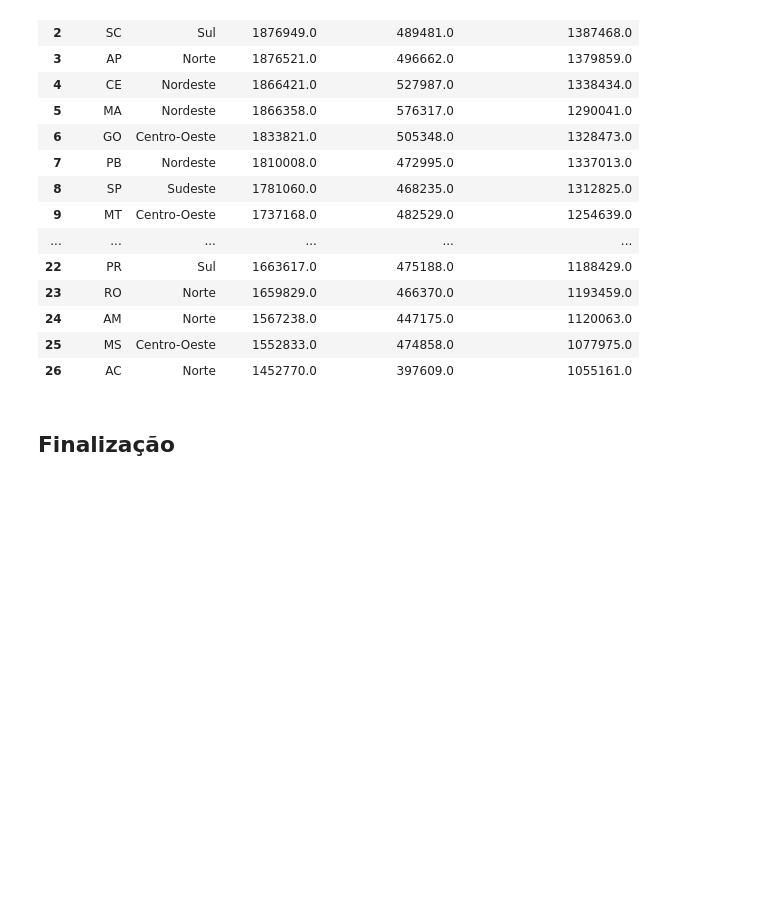
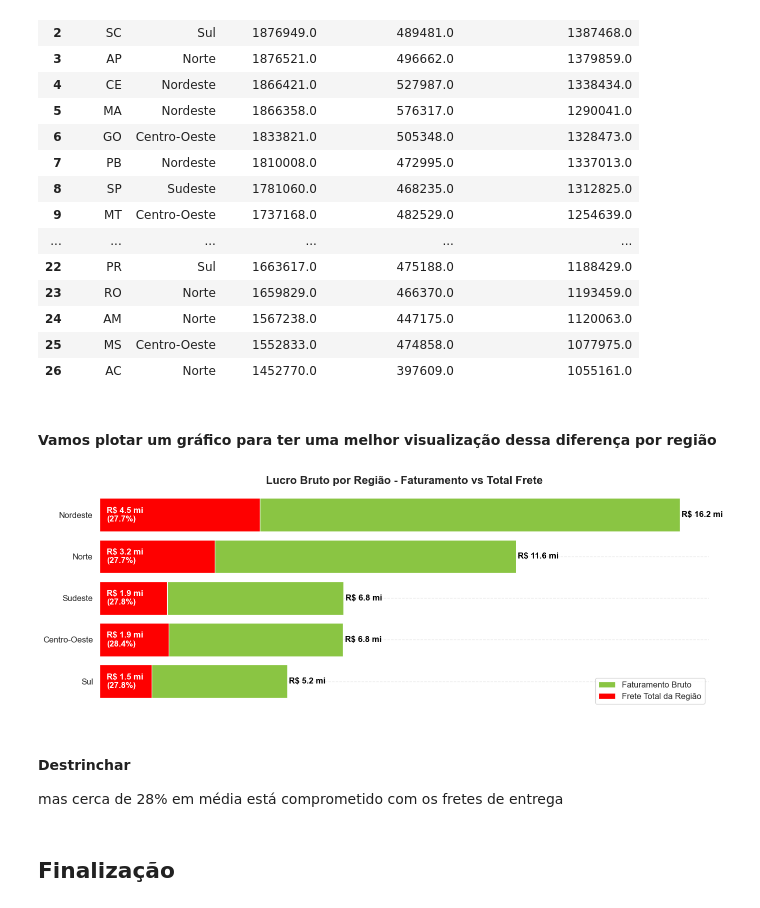
Before and after one commit to PedroCanhete/Dashboard-Vendas, a Jupyter notebook: projetoVendasECommerce.ipynb, the cells around one changed output. Drawn from its saved outputs; the diff is of its cells as text; code cells hidden in the pictures; blank space fills up the shorter version.

Commit message:
Finalização do BRUTO
finalização do bruto do projeto, restando a formatação dos gráficos plotados, padronização e ajuste do copy do projeto inteiro

```diff
--- a/projetoVendasECommerce.ipynb
+++ b/projetoVendasECommerce.ipynb
@@ -982,6 +984,7 @@ FROM ITENS_PEDIDO
 GROUP BY estado, regiao
 ORDER BY Faturamento DESC;
 '''
+df_comparativo_lucroXfrete = sql_df(query)
 sql_df(query)
 # %% [output]
 |  | Estado | Regiao | Faturamento | Total Frete Regiao | Lucro Bruto (Fat - Frete) |
@@ -1001,5 +1004,62 @@ sql_df(query)
 | 24 | AM | Norte | 1567238.0 | 447175.0 | 1120063.0 |
 | 25 | MS | Centro-Oeste | 1552833.0 | 474858.0 | 1077975.0 |
 | 26 | AC | Norte | 1452770.0 | 397609.0 | 1055161.0 |
+# %% [markdown]
+#### Vamos plotar um gráfico para ter uma  melhor visualização dessa diferença por região
+# %%
+#Agrupando as regiões
+df_regioes = df_comparativo_lucroXfrete.groupby('Regiao')[['Faturamento', 'Total Frete Regiao','Lucro Bruto (Fat - Frete)']].sum()
+df_regioes.sort_values(by='Faturamento', inplace=True)
+
+#Definição de tamanho, tema e cores
+fig, ax = plt.subplots(figsize=(14, 5))
+sns.set_theme(style='whitegrid')
+verde = '#8ac543'
+laranja = '#fe0000'
+
+
+#Plot e estilização
+ax.barh(df_regioes.index, df_regioes['Faturamento'], label='Faturamento Bruto', color= verde)
+ax.barh(df_regioes.index, df_regioes['Total Frete Regiao'], label='Frete Total da Região', color=laranja)
+
+ax.set_title('Lucro Bruto por Região - Faturamento vs Total Frete', fontsize=16, fontweight='bold')
+ax.set_xlabel('')
+ax.set_xticks([])
+ax.set_ylabel('')
+ax.tick_params(axis='y', labelsize=12)
+ax.legend(fontsize=12)
+ax.grid(True, axis='both', linestyle='--', alpha=0.4)
+for spine in ax.spines.values():
+    spine.set_visible(False)
+
+
+for i in range(len(df_regioes)):
+    frete = df_regioes.iloc[i]['Total Frete Regiao']
+    faturamento = df_regioes.iloc[i]['Faturamento']
+
+    frete_milhoes = frete / 1e6
+    faturamento_milhoes = faturamento / 1e6
+
+    percentual_frete = (frete / faturamento) * 100 if faturamento != 0 else 0
+
+    # Valor do frete (à esquerda da barra) com porcentagem
+    ax.text(0 + 200000, i,
+            f"R$ {frete_milhoes:,.1f} mi\n({percentual_frete:.1f}%)",
+            va='center', ha='left', fontsize=12, color='white', fontweight='bold')
+
+    # Valor do faturamento total (à direita da barra)
+    ax.text(faturamento + 50000, i,
+            f"R$ {faturamento_milhoes:,.1f} mi",
+            va='center', ha='left', fontsize=12, color='black', fontweight='bold')
+
+
+
+plt.tight_layout()
+plt.show()
+# %% [output]
+[figure, added]
+# %% [markdown]
+#### Destrinchar
+mas cerca de 28% em média está comprometido com os fretes de entrega
 # %% [markdown]
 ## Finalização
```
Also changed, not shown: parts of 4 cells of this notebook.
